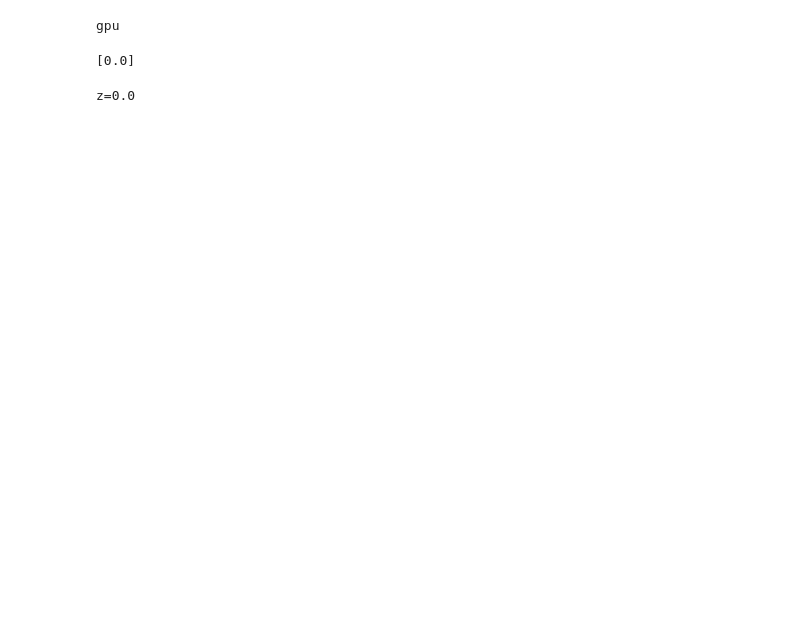
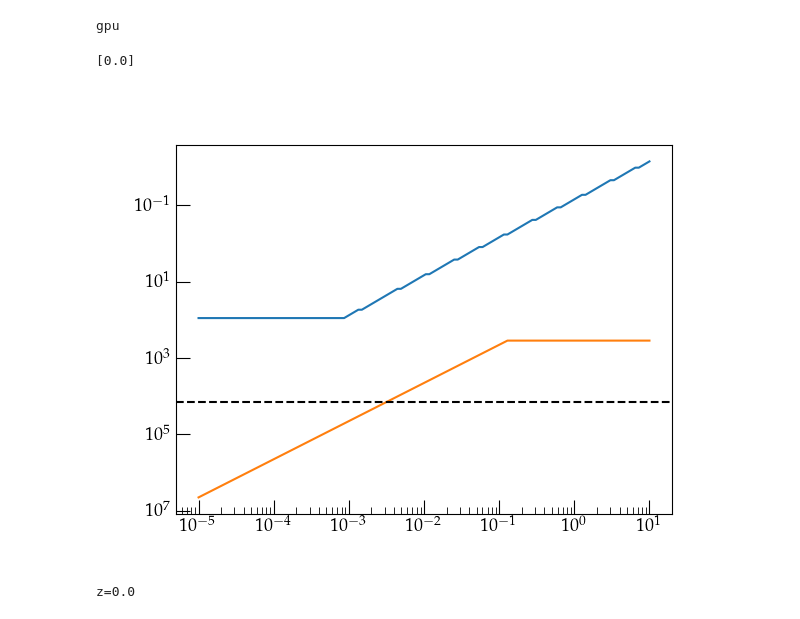
Before and after one commit to ohahn/DISCO-EB, a Jupyter notebook: nb_pylinger_class_comparison.ipynb, the cells around one changed output. Drawn from its saved outputs; the diff is of its cells as text; code cells hidden in the pictures; blank space fills up the shorter version.

```diff
--- a/nb_pylinger_class_comparison.ipynb
+++ b/nb_pylinger_class_comparison.ipynb
@@ -158,6 +158,27 @@ param['Nmnu']    = num_massive_neutrinos
 param['mnu']     = mnu
 
 param = evolve_background(param=param)
+# %%
+nu_fluid_trigger_tau_over_tau_k            = 31.0   # value taken from default CLASS settings
+radiation_streaming_trigger_tau_c_over_tau = 5.0    # value taken from CLASS
+radiation_streaming_trigger_tau_over_tau_k = 45. #45.    # value taken from CLASS
+
+kk = jnp.geomspace(1e-5,10,128)
+tau_start = np.array([ jax.jit(determine_starting_time)(param=param,k=kp) for kp in kk])
+tau_fa = np.array([ jnp.maximum(jax.jit(determine_free_streaming_time)(param=param, k=kp, radiation_streaming_trigger_tau_c_over_tau=radiation_streaming_trigger_tau_c_over_tau),radiation_streaming_trigger_tau_over_tau_k/kp) for kp in kk])
+
+
+# tau_free_stream = determine_free_streaming_time( param=param, k=kmode,  radiation_streaming_trigger_tau_c_over_tau=radiation_streaming_trigger_tau_c_over_tau)
+#     tau_free_stream = jnp.minimum( jnp.maximum( tau_free_stream, radiation_streaming_trigger_tau_over_tau_k/kmode ), tau_max )
+# %%
+fig, ax = plt.subplots()
+ax.loglog(kk, tau_start)
+ax.loglog(kk, tau_fa)
+ax.axhline(param['tau_of_a_spline'].evaluate(1.0),c='k',ls='--')
+
+ax.invert_yaxis()
+# %% [output]
+[figure, added]
 # %%
 # Compute Perturbations
 
```
Also changed, not shown: parts of 4 cells of this notebook.
